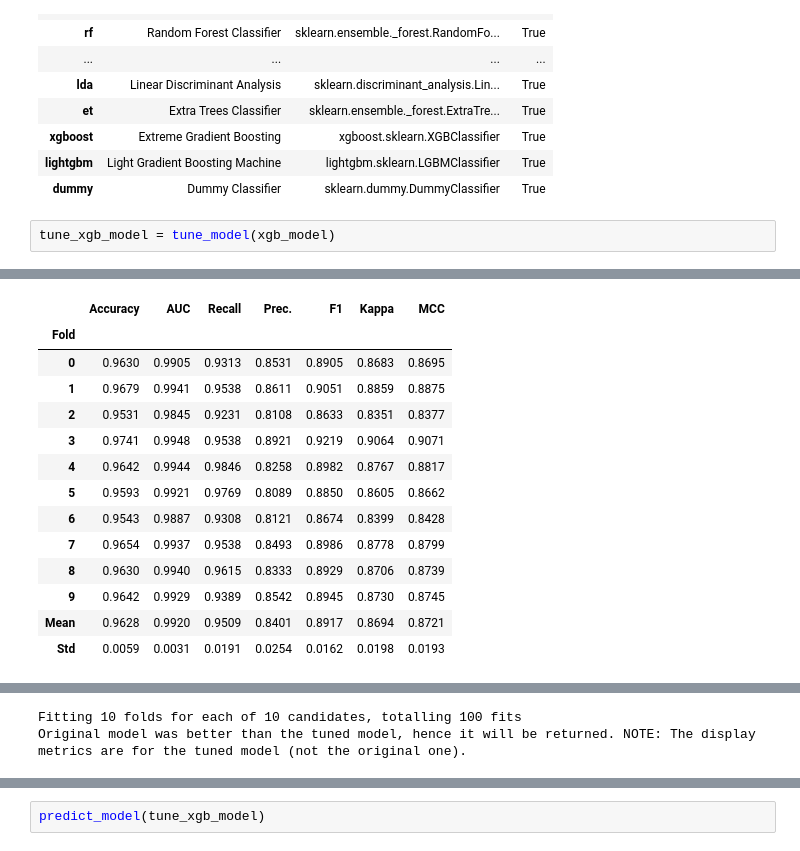
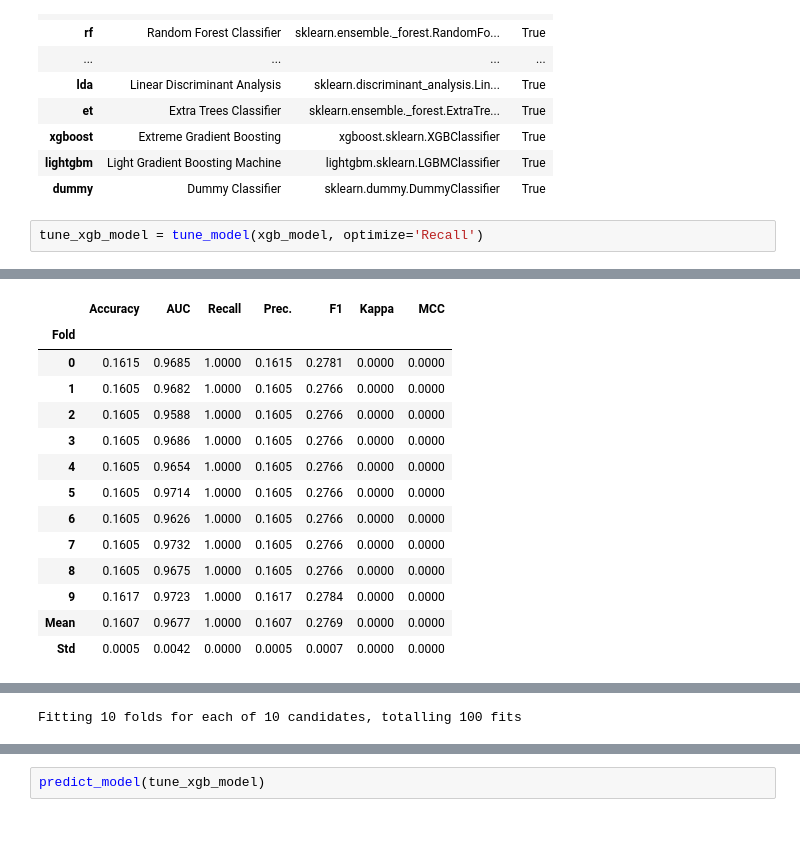
Before and after one commit to seyeon-shijuan/credit-card-churn-predictor.t3, a Jupyter notebook: src/model/model_jy.ipynb, the cells around one changed output, grey strips where cells are left out. Saved outputs shown, nothing was run; the diff lists cells and outputs as text.

```diff
--- a/src/model/model_jy.ipynb
+++ b/src/model/model_jy.ipynb
@@ -318,23 +253,22 @@ models()
 | lightgbm | Light Gradient Boosting Machine | lightgbm.sklearn.LGBMClassifier | True |
 | dummy | Dummy Classifier | sklearn.dummy.DummyClassifier | True |
 # %%
-tune_xgb_model = tune_model(xgb_model)
+tune_xgb_model = tune_model(xgb_model, optimize='Recall')
 # %% [output]
 [interactive output not drawn]
 |  | Accuracy | AUC | Recall | Prec. | F1 | Kappa | MCC |
 | Fold |  |  |  |  |  |  |  |
-| 0 | 0.9630 | 0.9905 | 0.9313 | 0.8531 | 0.8905 | 0.8683 | 0.8695 |
-| 1 | 0.9679 | 0.9941 | 0.9538 | 0.8611 | 0.9051 | 0.8859 | 0.8875 |
-| 2 | 0.9531 | 0.9845 | 0.9231 | 0.8108 | 0.8633 | 0.8351 | 0.8377 |
-| 3 | 0.9741 | 0.9948 | 0.9538 | 0.8921 | 0.9219 | 0.9064 | 0.9071 |
-| 4 | 0.9642 | 0.9944 | 0.9846 | 0.8258 | 0.8982 | 0.8767 | 0.8817 |
-| 5 | 0.9593 | 0.9921 | 0.9769 | 0.8089 | 0.8850 | 0.8605 | 0.8662 |
-| 6 | 0.9543 | 0.9887 | 0.9308 | 0.8121 | 0.8674 | 0.8399 | 0.8428 |
-| 7 | 0.9654 | 0.9937 | 0.9538 | 0.8493 | 0.8986 | 0.8778 | 0.8799 |
-| 8 | 0.9630 | 0.9940 | 0.9615 | 0.8333 | 0.8929 | 0.8706 | 0.8739 |
-| 9 | 0.9642 | 0.9929 | 0.9389 | 0.8542 | 0.8945 | 0.8730 | 0.8745 |
-| Mean | 0.9628 | 0.9920 | 0.9509 | 0.8401 | 0.8917 | 0.8694 | 0.8721 |
-| Std | 0.0059 | 0.0031 | 0.0191 | 0.0254 | 0.0162 | 0.0198 | 0.0193 |
+| 0 | 0.1615 | 0.9685 | 1.0000 | 0.1615 | 0.2781 | 0.0000 | 0.0000 |
+| 1 | 0.1605 | 0.9682 | 1.0000 | 0.1605 | 0.2766 | 0.0000 | 0.0000 |
+| 2 | 0.1605 | 0.9588 | 1.0000 | 0.1605 | 0.2766 | 0.0000 | 0.0000 |
+| 3 | 0.1605 | 0.9686 | 1.0000 | 0.1605 | 0.2766 | 0.0000 | 0.0000 |
+| 4 | 0.1605 | 0.9654 | 1.0000 | 0.1605 | 0.2766 | 0.0000 | 0.0000 |
+| 5 | 0.1605 | 0.9714 | 1.0000 | 0.1605 | 0.2766 | 0.0000 | 0.0000 |
+| 6 | 0.1605 | 0.9626 | 1.0000 | 0.1605 | 0.2766 | 0.0000 | 0.0000 |
+| 7 | 0.1605 | 0.9732 | 1.0000 | 0.1605 | 0.2766 | 0.0000 | 0.0000 |
+| 8 | 0.1605 | 0.9675 | 1.0000 | 0.1605 | 0.2766 | 0.0000 | 0.0000 |
+| 9 | 0.1617 | 0.9723 | 1.0000 | 0.1617 | 0.2784 | 0.0000 | 0.0000 |
+| Mean | 0.1607 | 0.9677 | 1.0000 | 0.1607 | 0.2769 | 0.0000 | 0.0000 |
+| Std | 0.0005 | 0.0042 | 0.0000 | 0.0005 | 0.0007 | 0.0000 | 0.0000 |
 [interactive output not drawn]
 Fitting 10 folds for each of 10 candidates, totalling 100 fits
-Original model was better than the tuned model, hence it will be returned. NOTE: The display metrics are for the tuned model (not the original one).
```
Also changed, not shown: parts of 19 cells of this notebook.
